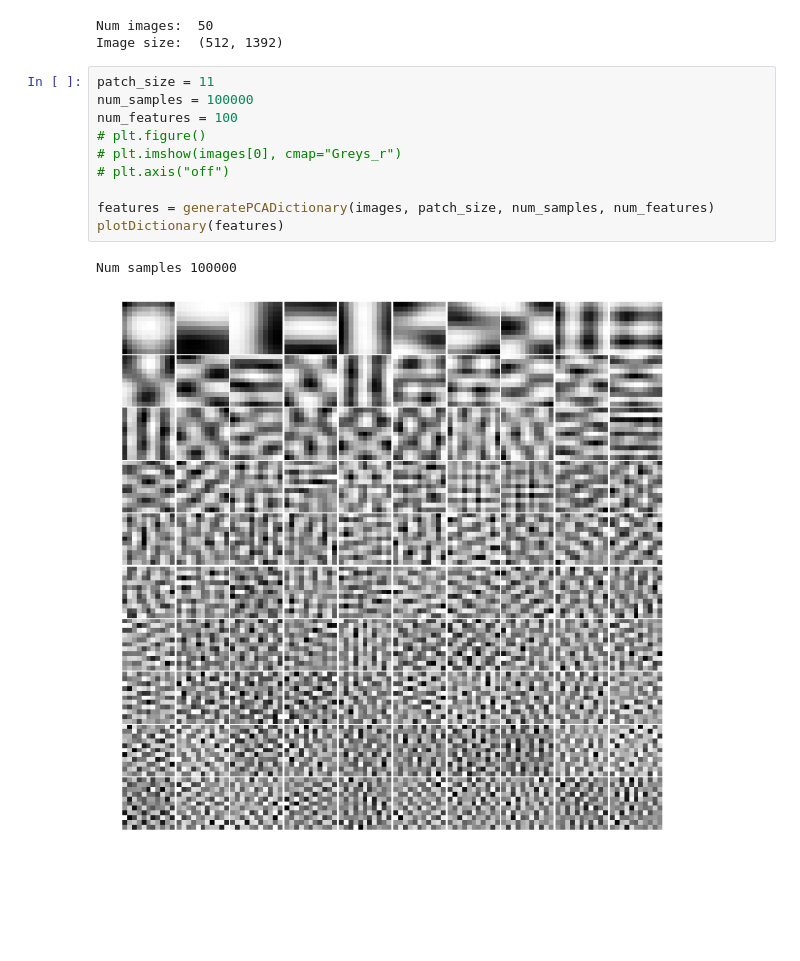
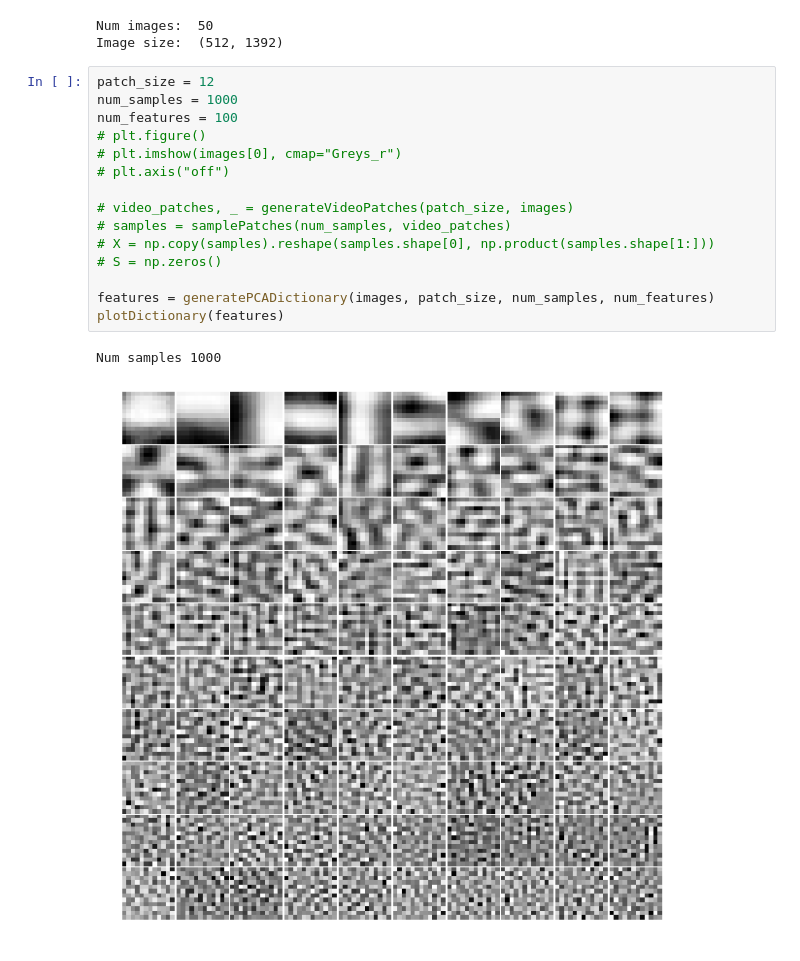
Before and after one commit to Lukeroberto/CS6140-MatchingPursuit, a Jupyter notebook: notebooks/Tests.ipynb, the cells around one changed output. Saved outputs shown, nothing was run; the diff lists cells and outputs as text; blank space fills up the shorter version.

```diff
--- a/notebooks/Tests.ipynb
+++ b/notebooks/Tests.ipynb
@@ -23,15 +25,20 @@ print("Image size: ", np.shape(images[0]))
 Num images:  50
 Image size:  (512, 1392)
 # %%
-patch_size = 11
-num_samples = 100000
+patch_size = 12
+num_samples = 1000
 num_features = 100
 # plt.figure()
 # plt.imshow(images[0], cmap="Greys_r")
 # plt.axis("off")
 
+# video_patches, _ = generateVideoPatches(patch_size, images)
+# samples = samplePatches(num_samples, video_patches)
+# X = np.copy(samples).reshape(samples.shape[0], np.product(samples.shape[1:]))
+# S = np.zeros()
+
 features = generatePCADictionary(images, patch_size, num_samples, num_features)
 plotDictionary(features)
 # %% [output]
-Num samples 100000
+Num samples 1000
-[figure, old version]
+[figure, new version]
```
Also changed, not shown: parts of 2 cells of this notebook, 2 other files.
